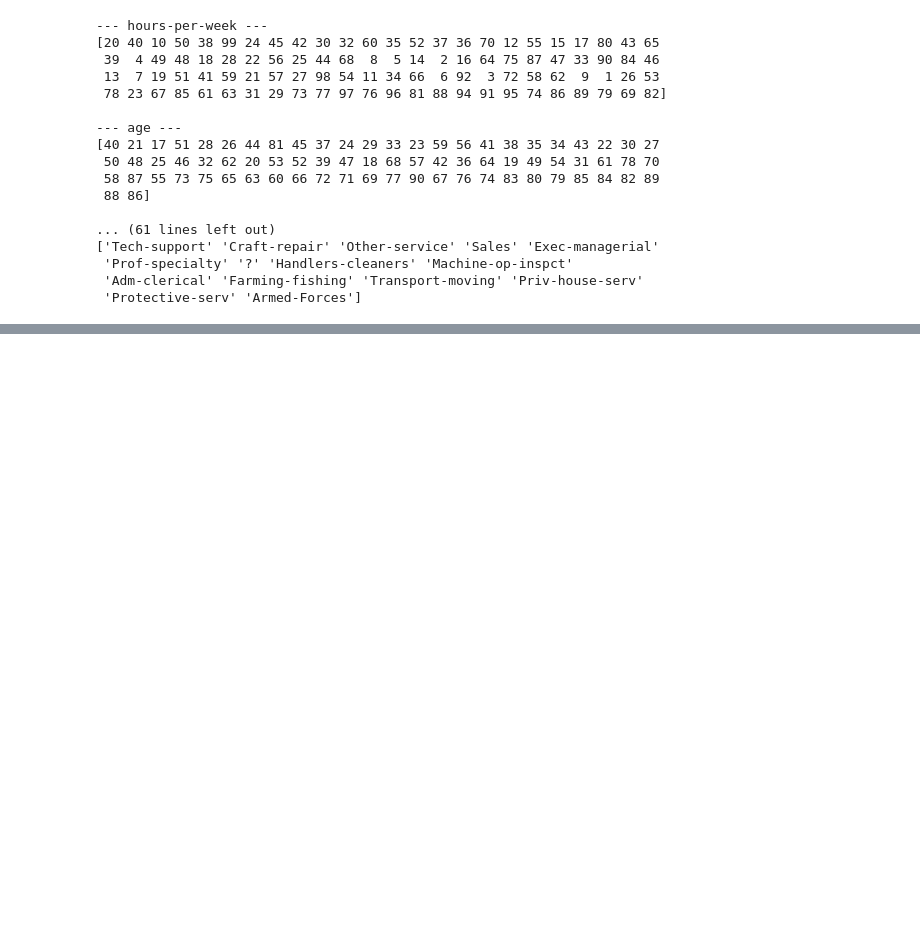
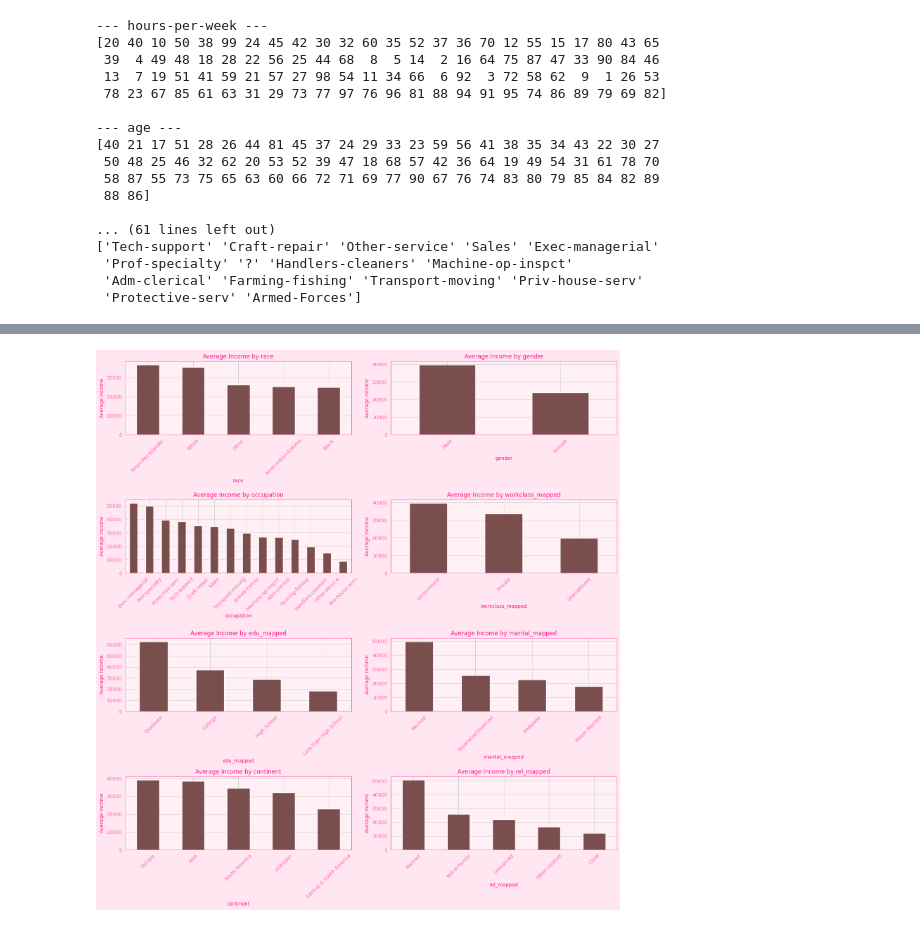
Before and after one commit to Jagoda222/HCML_2, a Jupyter notebook: Jagoda.ipynb, the cells around one changed output, grey strips where cells are left out. Drawn from its saved outputs; the diff is of its cells as text; code cells hidden in the pictures; blank space fills up the shorter version.

```diff
--- a/Jagoda.ipynb
+++ b/Jagoda.ipynb
@@ -319,0 +250,27 @@ plt.show()
+# %%
+import matplotlib.pyplot as plt
+
+cat_cols = ['race', 'gender', 'occupation', 'workclass_mapped', 'edu_mapped', 'marital_mapped', 'continent', 'rel_mapped']
+
+n = len(cat_cols)
+cols = 2  # number of columns in the grid
+rows = (n + 1) // cols  # calculate number of rows needed
+
+fig, axes = plt.subplots(rows, cols, figsize=(15, rows * 4))
+axes = axes.flatten()  # flatten in case of multiple rows
+
+for i, col in enumerate(cat_cols):
+    avg_income = df.groupby(col)['income'].mean().sort_values(ascending=False)
+    avg_income.plot(kind='bar', ax=axes[i])
+    axes[i].set_title(f'Average Income by {col}')
+    axes[i].set_ylabel('Average Income')
+    axes[i].tick_params(axis='x', rotation=45)
+
+# Remove any empty subplots if total plots less than grid spaces
+for j in range(i + 1, len(axes)):
+    fig.delaxes(axes[j])
+
+plt.tight_layout()
+plt.show()
+# %% [output]
+[figure, added]
```
Also changed, not shown: parts of 29 cells of this notebook.
